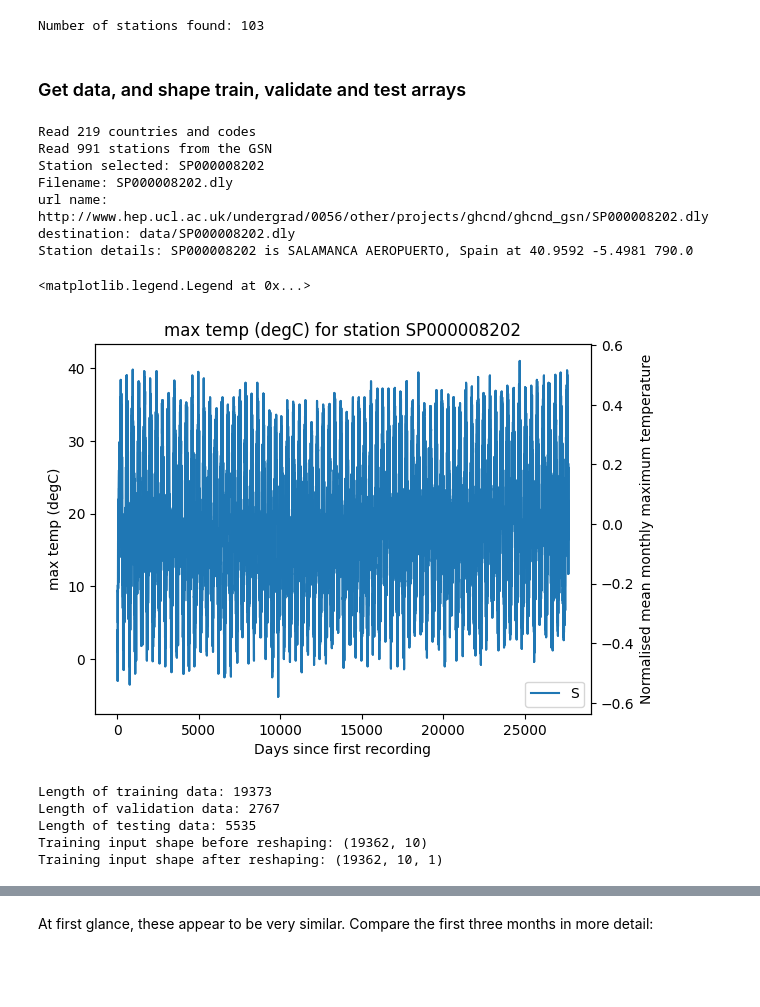
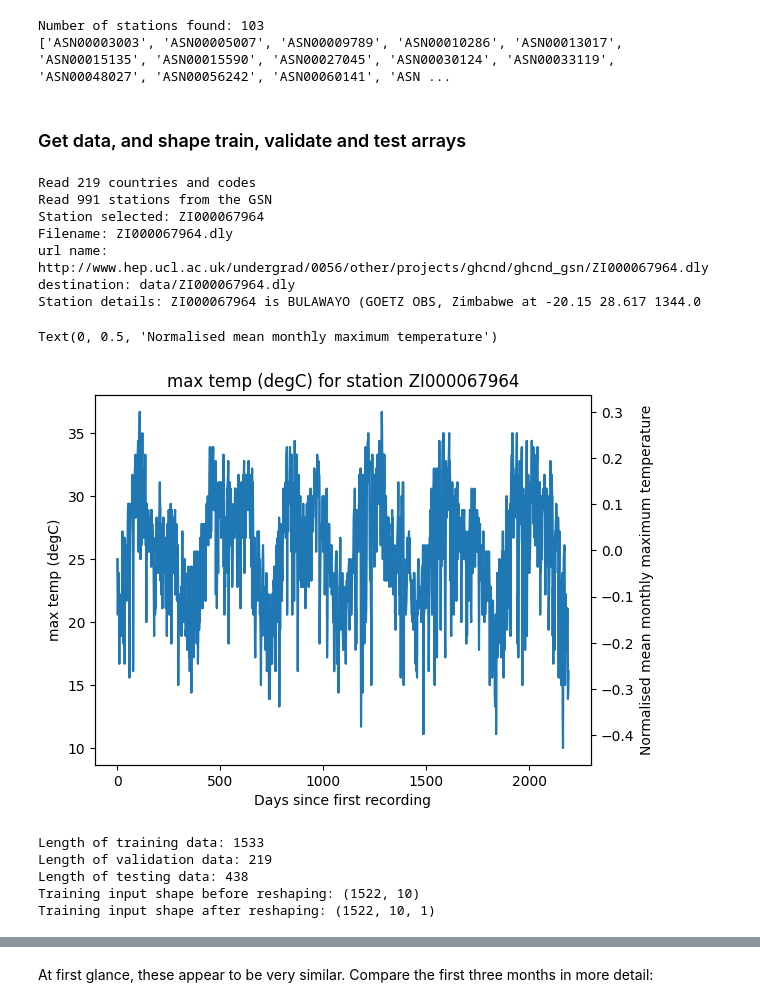
Before and after one commit to rhtweedie/ghcnd_ml, a Jupyter notebook: RNN_single_var.ipynb, the cells around one changed output, grey strips where cells are left out. Saved outputs shown, nothing was run; the diff lists cells and outputs as text; code cells hidden in the pictures; blank space fills up the shorter version.

```diff
--- a/RNN_single_var.ipynb
+++ b/RNN_single_var.ipynb
@@ -20,8 +20,10 @@ data = json.load(f)
 # find all stations with no data gaps
 no_gaps_tmax = [name for name, count in data.items() if count <= 100]
 print(f"Number of stations found: {len(no_gaps_tmax)}")
+print(no_gaps_tmax)
 # %% [output]
 Number of stations found: 103
+['ASN00003003', 'ASN00005007', 'ASN00009789', 'ASN00010286', 'ASN00013017', 'ASN00015135', 'ASN00015590', 'ASN00027045', 'ASN00030124', 'ASN00033119', 'ASN00048027', 'ASN00056242', 'ASN00060141', 'ASN ...
 # %% [markdown]
 ### Get data, and shape train, validate and test arrays
 # %%
@@ -34,8 +36,9 @@ ghn.readStationsFile()
 station_names = ghn.getStatKeyNames()
 
 # set station to be investigated
-# station -1 gives nice results
-station = no_gaps_tmax[50]
+# stations that give nice results:
+# -1; 50
+station = no_gaps_tmax[-1]
 print(f"Station selected: {station}")
 
 # get url for a given station index
@@ -59,28 +62,27 @@ vals = t_max.get_vals()
 # %% [output]
 Read 219 countries and codes
 Read 991 stations from the GSN
-Station selected: SP000008202
-Filename: SP000008202.dly
-url name: http://www.hep.ucl.ac.uk/undergrad/0056/other/projects/ghcnd/ghcnd_gsn/SP000008202.dly
-destination: data/SP000008202.dly
-Station details: SP000008202 is SALAMANCA AEROPUERTO, Spain at 40.9592 -5.4981 790.0
+Station selected: ZI000067964
+Filename: ZI000067964.dly
+url name: http://www.hep.ucl.ac.uk/undergrad/0056/other/projects/ghcnd/ghcnd_gsn/ZI000067964.dly
+destination: data/ZI000067964.dly
+Station details: ZI000067964 is BULAWAYO (GOETZ OBS, Zimbabwe at -20.15 28.617 1344.0
 # %%
 # normalise data
 vals_normalised = t_max.normalise(vals)
 
 # plot means and normalised means
 fig, ax = plt.subplots()
 ax.plot(vals)
 ax.set_xlabel("Days since first recording")
 ax.set_ylabel(f"{t_max.get_label()}")
 ax.set_title(f"{t_max.get_label()} for station {station}")
 ax2 = ax.twinx()
 ax2.plot(vals_normalised)
 ax2.set_ylabel("Normalised mean monthly maximum temperature")
-ax.legend(station)
 # %% [output]
-<matplotlib.legend.Legend at 0x...>
+Text(0, 0.5, 'Normalised mean monthly maximum temperature')
-[figure, old version]
+[figure, new version]
 # %%
 WINDOW_SIZE = 10
 OFFSET = 1
@@ -112,11 +114,11 @@ input_test = input_test.reshape((input_test.shape[0], input_test.shape[1], n_fea
 input_validate = input_validate.reshape((input_validate.shape[0], input_validate.shape[1], n_features))
 print(f"Training input shape after reshaping: {np.shape(input_train)}")
 # %% [output]
-Length of training data: 19373
-Length of validation data: 2767
-Length of testing data: 5535
-Training input shape before reshaping: (19362, 10)
-Training input shape after reshaping: (19362, 10, 1)
+Length of training data: 1533
+Length of validation data: 219
+Length of testing data: 438
+Training input shape before reshaping: (1522, 10)
+Training input shape after reshaping: (1522, 10, 1)
 # %%
 model = keras.models.Sequential()
 model.add(layers.LSTM(64, input_shape = (None, 1), activation = 'relu', return_sequences = False))
```
Also changed, not shown: parts of 11 cells of this notebook.
